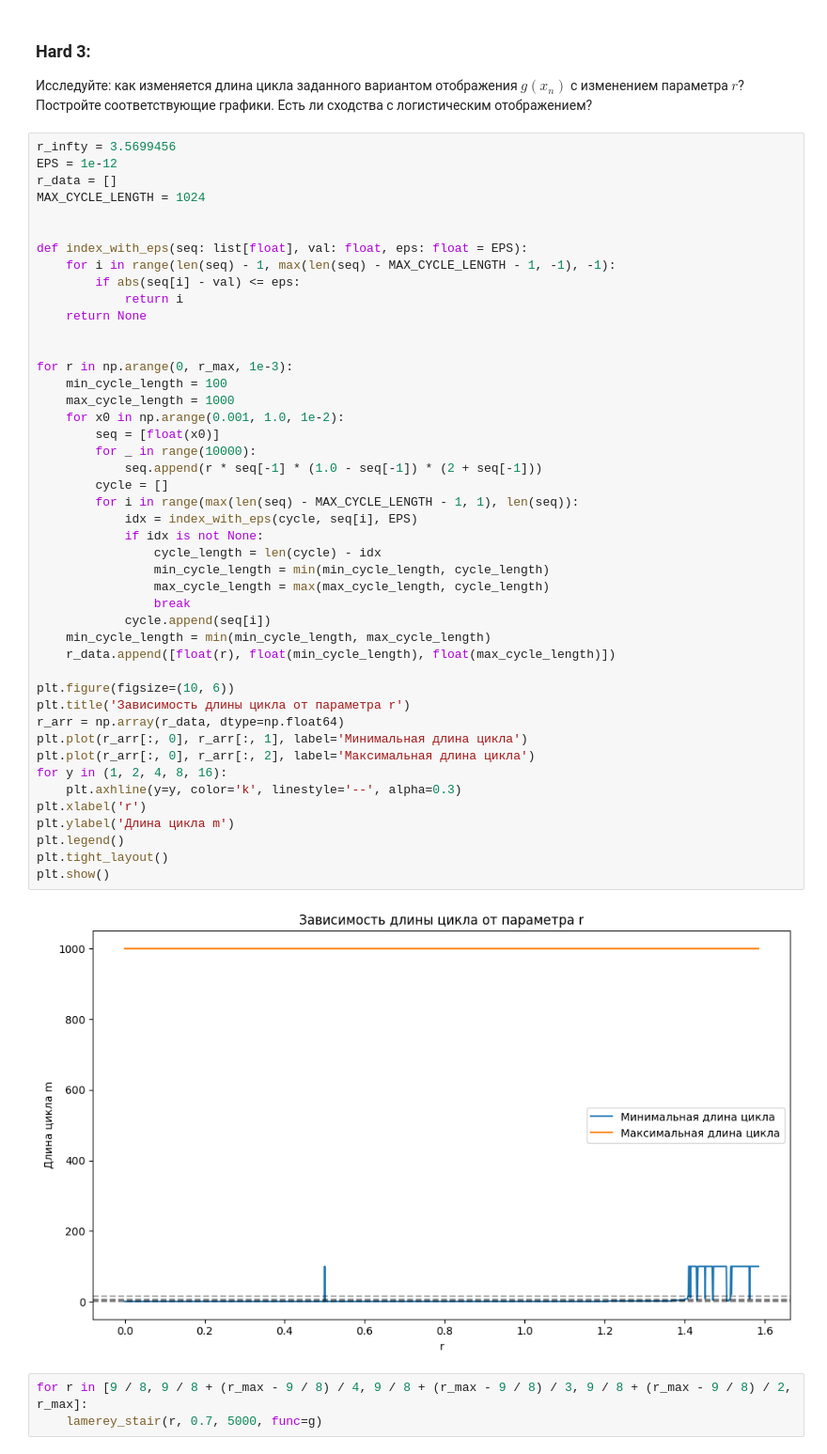
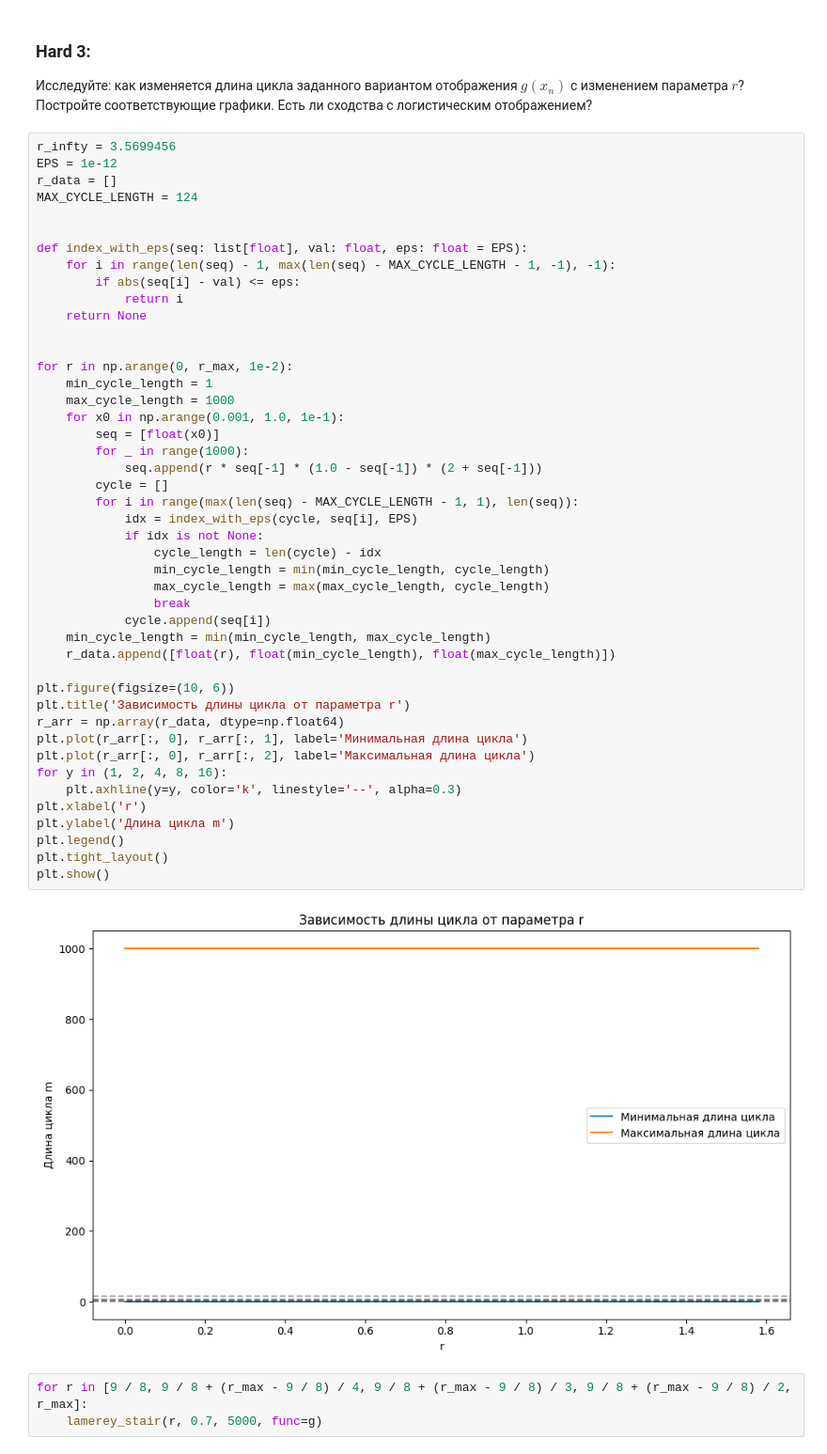
Before and after one commit to IliaOknesavi/MathLab, a Jupyter notebook: easy-norm-hard.ipynb, the cells around one changed output. Shown at 94% size. Saved outputs shown, nothing was run; the diff lists cells and outputs as text.

```diff
--- a/easy-norm-hard.ipynb
+++ b/easy-norm-hard.ipynb
@@ -321,7 +354,7 @@ for r in [3, 3.1, 3.2, 3.3, r_infty]:
 r_infty = 3.5699456
 EPS = 1e-12
 r_data = []
-MAX_CYCLE_LENGTH = 1024
+MAX_CYCLE_LENGTH = 124
 
 
 def index_with_eps(seq: list[float], val: float, eps: float = EPS):
@@ -331,39 +364,39 @@ def index_with_eps(seq: list[float], val: float, eps: float = EPS):
     return None
 
 
-for r in np.arange(0, r_max, 1e-3):
-    min_cycle_length = 100
+for r in np.arange(0, r_max, 1e-2):
+    min_cycle_length = 1
     max_cycle_length = 1000
-    for x0 in np.arange(0.001, 1.0, 1e-2):
+    for x0 in np.arange(0.001, 1.0, 1e-1):
         seq = [float(x0)]
-        for _ in range(10000):
+        for _ in range(1000):
             seq.append(r * seq[-1] * (1.0 - seq[-1]) * (2 + seq[-1]))
         cycle = []
         for i in range(max(len(seq) - MAX_CYCLE_LENGTH - 1, 1), len(seq)):
             idx = index_with_eps(cycle, seq[i], EPS)
             if idx is not None:
                 cycle_length = len(cycle) - idx
                 min_cycle_length = min(min_cycle_length, cycle_length)
                 max_cycle_length = max(max_cycle_length, cycle_length)
                 break
             cycle.append(seq[i])
     min_cycle_length = min(min_cycle_length, max_cycle_length)
     r_data.append([float(r), float(min_cycle_length), float(max_cycle_length)])
 
 plt.figure(figsize=(10, 6))
 plt.title('Зависимость длины цикла от параметра r')
 r_arr = np.array(r_data, dtype=np.float64)
 plt.plot(r_arr[:, 0], r_arr[:, 1], label='Минимальная длина цикла')
 plt.plot(r_arr[:, 0], r_arr[:, 2], label='Максимальная длина цикла')
 for y in (1, 2, 4, 8, 16):
     plt.axhline(y=y, color='k', linestyle='--', alpha=0.3)
 plt.xlabel('r')
 plt.ylabel('Длина цикла m')
 plt.legend()
 plt.tight_layout()
 plt.show()
 # %% [output]
-[figure, old version]
+[figure, new version]
 # %%
 for r in [9 / 8, 9 / 8 + (r_max - 9 / 8) / 4, 9 / 8 + (r_max - 9 / 8) / 3, 9 / 8 + (r_max - 9 / 8) / 2, r_max]:
     lamerey_stair(r, 0.7, 5000, func=g)
```
Also changed, not shown: parts of 10 cells of this notebook.
